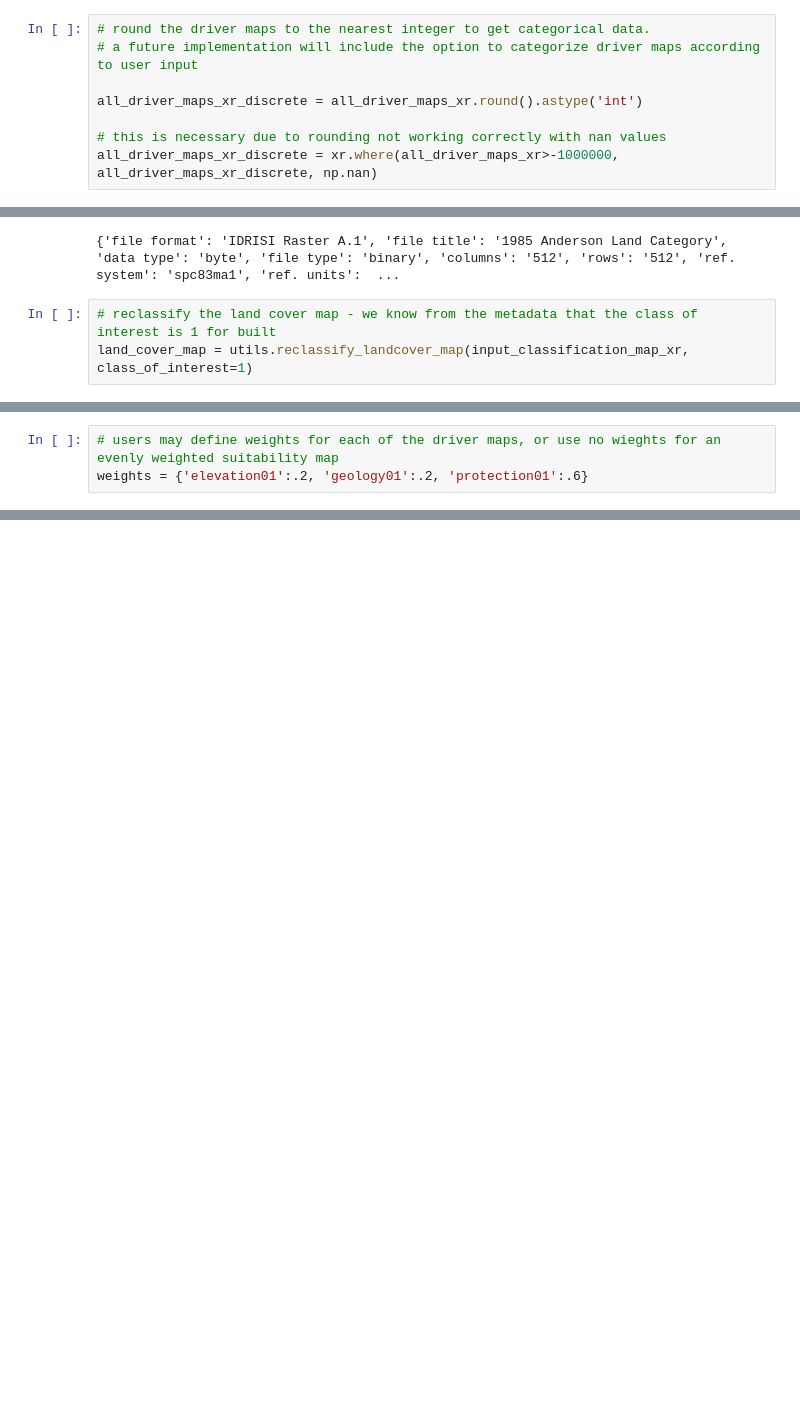
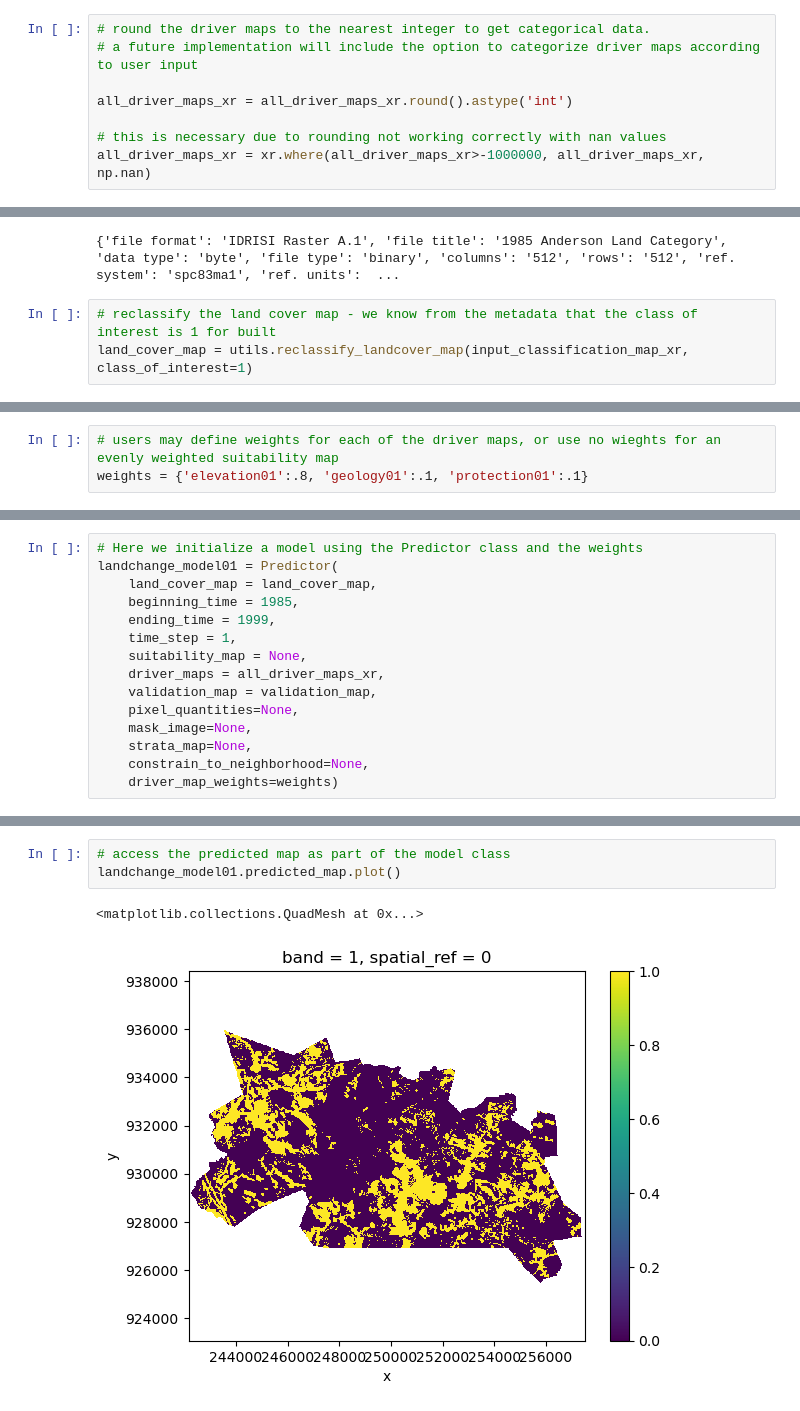
Before and after one commit to DWGodwin/geomod, a Jupyter notebook: predict-example.ipynb, the cells around one changed output, grey strips where cells are left out. Drawn from its saved outputs; the diff is of its cells as text; blank space fills up the shorter version.

Commit message:
build predictor class

```diff
--- a/predict-example.ipynb
+++ b/predict-example.ipynb
@@ -36,10 +22,10 @@ all_driver_maps_xr.sel(band='elevation01').data *= noise
 # round the driver maps to the nearest integer to get categorical data.
 # a future implementation will include the option to categorize driver maps according to user input
 
-all_driver_maps_xr_discrete = all_driver_maps_xr.round().astype('int')
+all_driver_maps_xr = all_driver_maps_xr.round().astype('int')
 
 # this is necessary due to rounding not working correctly with nan values
-all_driver_maps_xr_discrete = xr.where(all_driver_maps_xr>-1000000, all_driver_maps_xr_discrete, np.nan)
+all_driver_maps_xr = xr.where(all_driver_maps_xr>-1000000, all_driver_maps_xr, np.nan)
 # %%
 # import the 1985 classification map, our starting map
 input_classification_map_xr = rioxarray.open_rasterio(data_directory+'1985anderson01.rst', masked=True)
@@ -82,3 +62,3 @@ validation_map.plot()
 # %%
 # users may define weights for each of the driver maps, or use no wieghts for an evenly weighted suitability map
-weights = {'elevation01':.2, 'geology01':.2, 'protection01':.6}
+weights = {'elevation01':.8, 'geology01':.1, 'protection01':.1}
@@ -157,0 +65,15 @@ predicted.plot()
+# %%
+# Here we initialize a model using the Predictor class and the weights
+landchange_model01 = Predictor(
+    land_cover_map = land_cover_map,
+    beginning_time = 1985,
+    ending_time = 1999,
+    time_step = 1,
+    suitability_map = None,
+    driver_maps = all_driver_maps_xr,
+    validation_map = validation_map,
+    pixel_quantities=None,
+    mask_image=None,
+    strata_map=None,
+    constrain_to_neighborhood=None,
+    driver_map_weights=weights)
@@ -157,0 +90,6 @@ predicted.plot()
+# %%
+# access the predicted map as part of the model class
+landchange_model01.predicted_map.plot()
+# %% [output]
+<matplotlib.collections.QuadMesh at 0x...>
+[figure, added]
```
Also changed, not shown: parts of 25 cells of this notebook, 3 other files.
